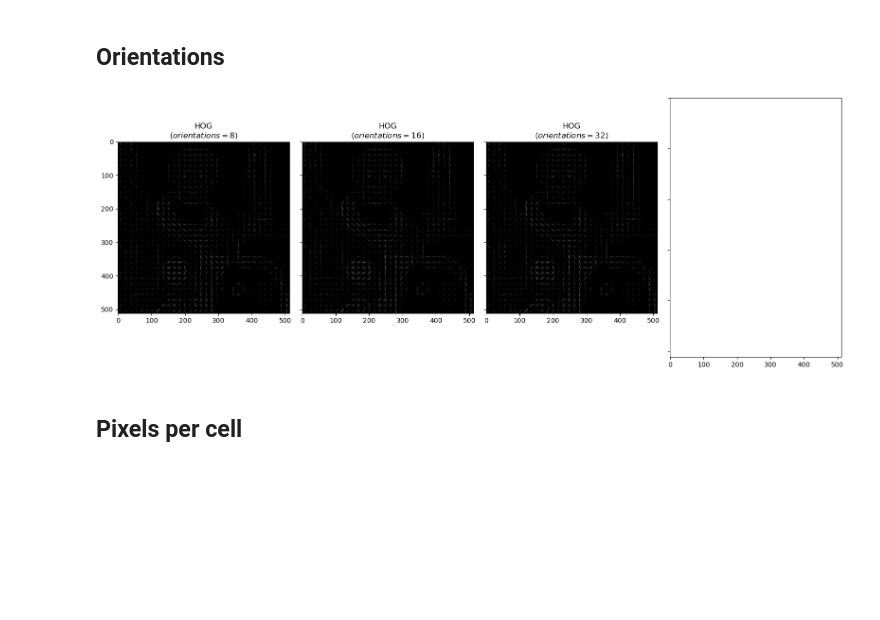
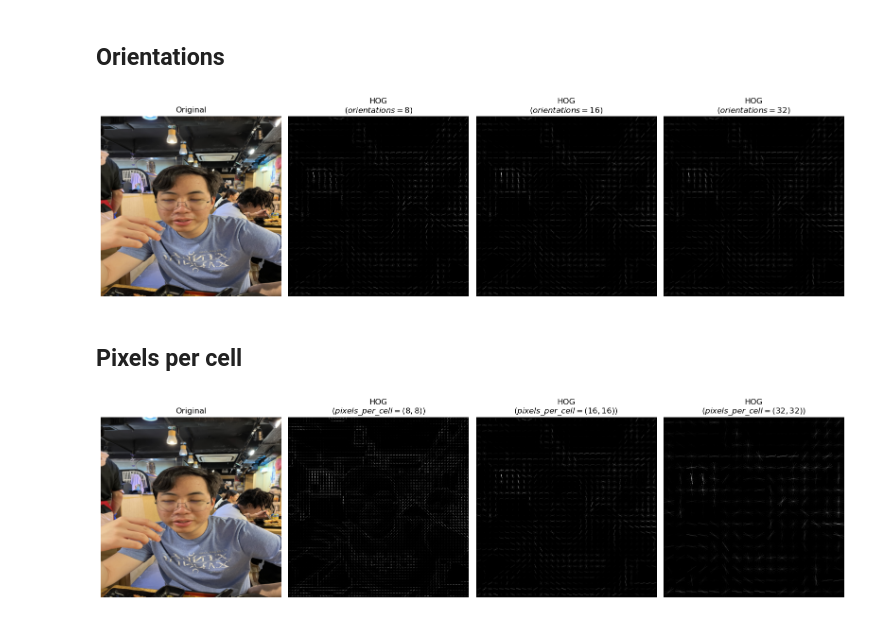
Before and after one commit to fongc123/notes, a Jupyter notebook: src/image processing/hog.ipynb, the cells around one changed output. Cells and saved outputs as stored; diff of their text form; code cells hidden in the pictures; blank space fills up the shorter version.

```diff
--- a/src/image processing/hog.ipynb
+++ b/src/image processing/hog.ipynb
@@ -24,6 +48,6 @@ show_image(img)
 (4032, 3024, 3)
 # %%
 # resize image
-img = resize(img, (128 * 4, 64 * 4))
+img = resize(img, (128 * 4, 128 * 4))
 show_image(img)
 # %% [output]
@@ -32,3 +55,0 @@ show_image(img)
-# %%
-img = data.astronaut()
-show_image(img)
@@ -37,0 +56,30 @@ show_image(img)
+# %%
+fd, hog_image = hog(
+    img,
+    orientations = 9,
+    pixels_per_cell = (8, 8),
+    cells_per_block = (2, 2),
+    visualize = True,
+    channel_axis = -1
+)
+# hog_image = exposure.rescale_intensity(hog_image, in_range = (0, 255))
+# hog_image = exposure.equalize_adapthist(hog_image)
+threshold_hog = np.copy(hog_image)
+threshold_hog[threshold_hog >= 0.04] = 255
+
+fig, (ax1, ax2, ax3) = plt.subplots(1, 3, figsize = (12, 6), sharex = True, sharey = True)
+
+ax1.imshow(img)
+ax1.set_title("Original")
+ax1.axis("off")
+
+ax2.imshow(hog_image, cmap = 'gray')
+ax2.set_title("HOG")
+ax2.axis("off")
+
+ax3.imshow(threshold_hog, cmap = 'gray')
+ax3.set_title("HOG after thresholding")
+ax3.axis("off")
+
+fig.tight_layout()
+fig.show()
@@ -38,31 +92,60 @@ show_image(img)
 # %% [markdown]
 ## Orientations
 # %%
-ORIENTATIONS = [8, 16, 32]
+ORIENTATIONS = [None, 8, 16, 32]
 
 # plot orientations in the same subplot
-fig, axes = plt.subplots(1, len(ORIENTATIONS) + 1, figsize=(4 * (len(ORIENTATIONS) + 1), 6), sharex = True, sharey = True)
+fig, axes = plt.subplots(1, len(ORIENTATIONS), figsize=(4 * len(ORIENTATIONS), 6), sharex = True, sharey = True)
 for i, (ax, o) in enumerate(zip(axes, ORIENTATIONS)):
     if i == 0:
         # plot original image
         ax.imshow(img)
         ax.set_title("Original")
     else:
         fd, hog_image = hog(
             img,
             orientations = o,
             pixels_per_cell = (16, 16),
             cells_per_block = (1, 1),
             visualize = True,
             channel_axis = -1
         )
-        ax.imshow(hog_image, cmap=plt.cm.gray)
+        hog_image = exposure.rescale_intensity(hog_image, in_range = (0, 10))
+        ax.imshow(hog_image, cmap = "gray")
         ax.set_title("HOG\n($orientations = {}$)".format(o))
     ax.axis("off")
 
 fig.tight_layout()
 fig.show()
 # %% [output]
-[figure, old version]
+[figure, new version]
 # %% [markdown]
 ## Pixels per cell
+# %%
+PIXELS_PER_CELL = [None, (8, 8), (16, 16), (32, 32)]
+
+# plot pixels per cell in the same subplot
+fig, axes = plt.subplots(1, len(PIXELS_PER_CELL), figsize=(4 * len(PIXELS_PER_CELL), 6), sharex = True, sharey = True)
+for i, (ax, ppc) in enumerate(zip(axes, PIXELS_PER_CELL)):
+    if i == 0:
+        # plot original image
+        ax.imshow(img)
+        ax.set_title("Original")
+    else:
+        fd, hog_image = hog(
+            img,
+            orientations = 8,
+            pixels_per_cell = ppc,
+            cells_per_block = (1, 1),
+            visualize = True,
+            channel_axis = -1
+        )
+        hog_image = exposure.rescale_intensity(hog_image, in_range = (0, 10))
+        ax.imshow(hog_image, cmap = "gray")
+        ax.set_title("HOG\n($pixels\_per\_cell = {}$)".format(ppc))
+    ax.axis("off")
+
+fig.tight_layout()
+fig.show()
+# %% [output]
+[figure, added]
```
Also changed, not shown: parts of 10 cells of this notebook, 1 other file.
